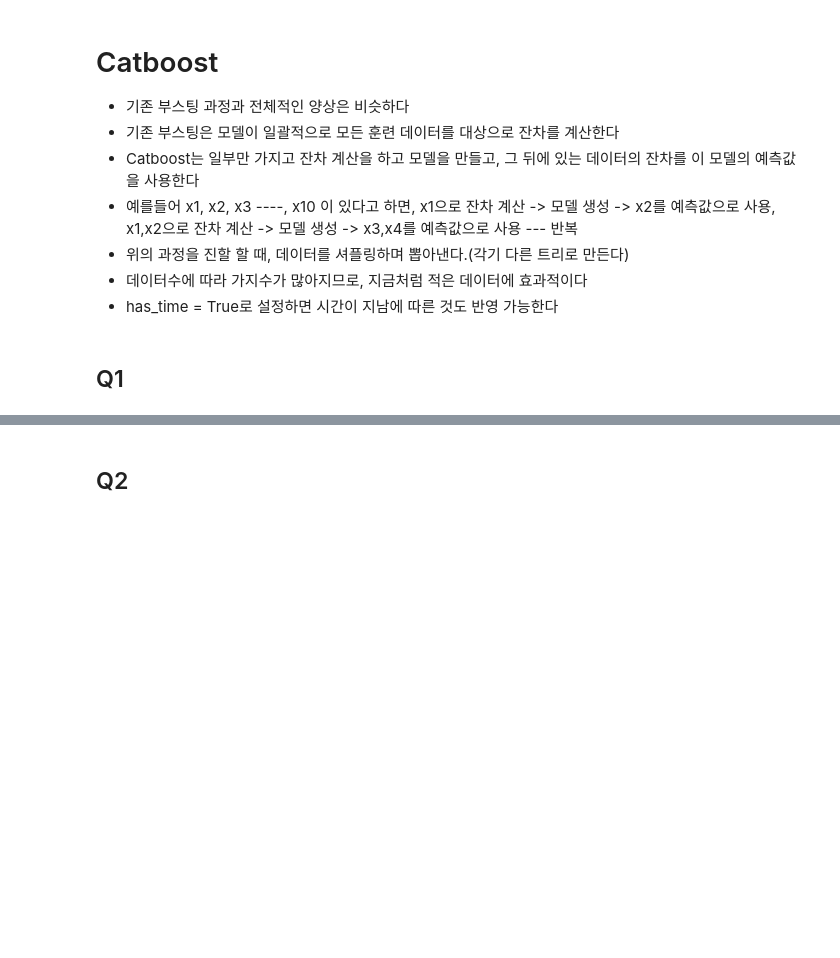
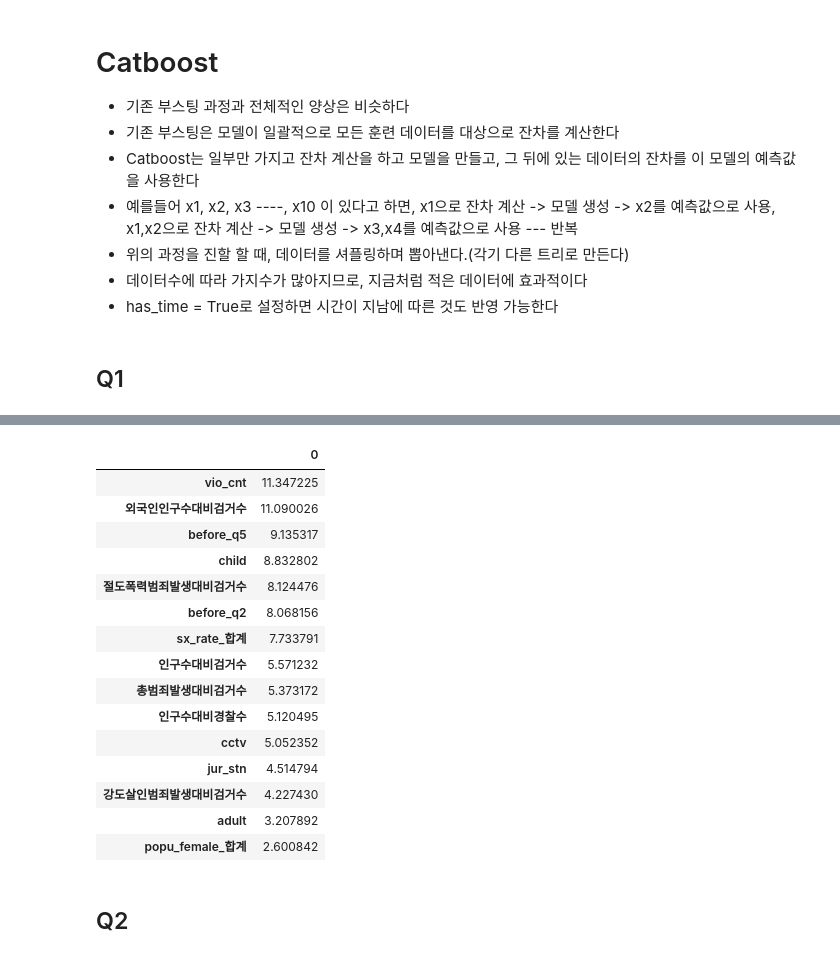
Before and after one commit to PpangPpang93/Main_project_police, a Jupyter notebook: Model_code/Catboost_성능향상.ipynb, the cells around one changed output, grey strips where cells are left out. Drawn from its saved outputs; the diff is of its cells as text; code cells hidden in the pictures; blank space fills up the shorter version.

```diff
--- a/Model_code/Catboost_성능향상.ipynb
+++ b/Model_code/Catboost_성능향상.ipynb
@@ -346,7 +209,13 @@ test1_col = ['jur_stn', 'year', 'child', 'vio_cnt',
+# %%
+test1_col = ['jur_stn', 'child', 'vio_cnt',
+       '총범죄발생대비검거수', '절도폭력범죄발생대비검거수', '강도살인범죄발생대비검거수',
+       '인구수대비검거수', '외국인인구수대비검거수', '인구수대비경찰수',
+       'before_q1', 'before_q2', 'before_q3', 'before_q4', 'before_q5',
+       'cctv', 'adult','popu_female_합계','sx_rate_합계']
 # %%
 # grid search로 최적의 결과 출력
 param_grid = {'n_estimators' : np.linspace(1, 100, 30)}
-grid_search = GridSearchCV(CatBoostRegressor(),param_grid=param_grid, cv = 10, n_jobs = -1, scoring ='neg_mean_absolute_error')
+grid_search = GridSearchCV(CatBoostRegressor(),param_grid=param_grid, cv = 5, n_jobs = -1, scoring ='neg_mean_absolute_error')
 grid_search.fit(X_train[test1_col], y1_train)
 cat_q1_full = grid_search.best_estimator_
 # %% [output]
@@ -392,3 +261,23 @@ mean_absolute_error(cat_q1_full.predict(X_test[test1_col]),y1_test)
+# %%
+cat_q1_full_fi = pd.DataFrame(cat_q1_full.get_feature_importance(),index=X_train[test1_col].columns)
+cat_q1_full_fi.sort_values(by=0,ascending=False)
+# %% [output]
+|  | 0 |
+| vio_cnt | 11.347225 |
+| 외국인인구수대비검거수 | 11.090026 |
+| before_q5 | 9.135317 |
+| child | 8.832802 |
+| 절도폭력범죄발생대비검거수 | 8.124476 |
+| before_q2 | 8.068156 |
+| sx_rate_합계 | 7.733791 |
+| 인구수대비검거수 | 5.571232 |
+| 총범죄발생대비검거수 | 5.373172 |
+| 인구수대비경찰수 | 5.120495 |
+| cctv | 5.052352 |
+| jur_stn | 4.514794 |
+| 강도살인범죄발생대비검거수 | 4.227430 |
+| adult | 3.207892 |
+| popu_female_합계 | 2.600842 |
 # %% [markdown]
 ## Q2
 # %%
```
Also changed, not shown: parts of 48 cells of this notebook.
